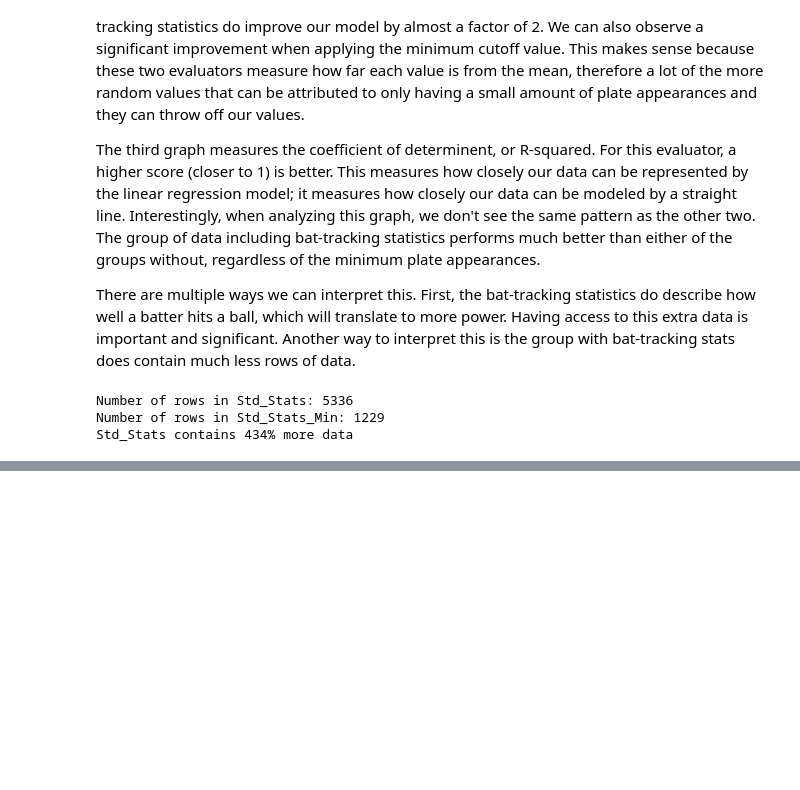
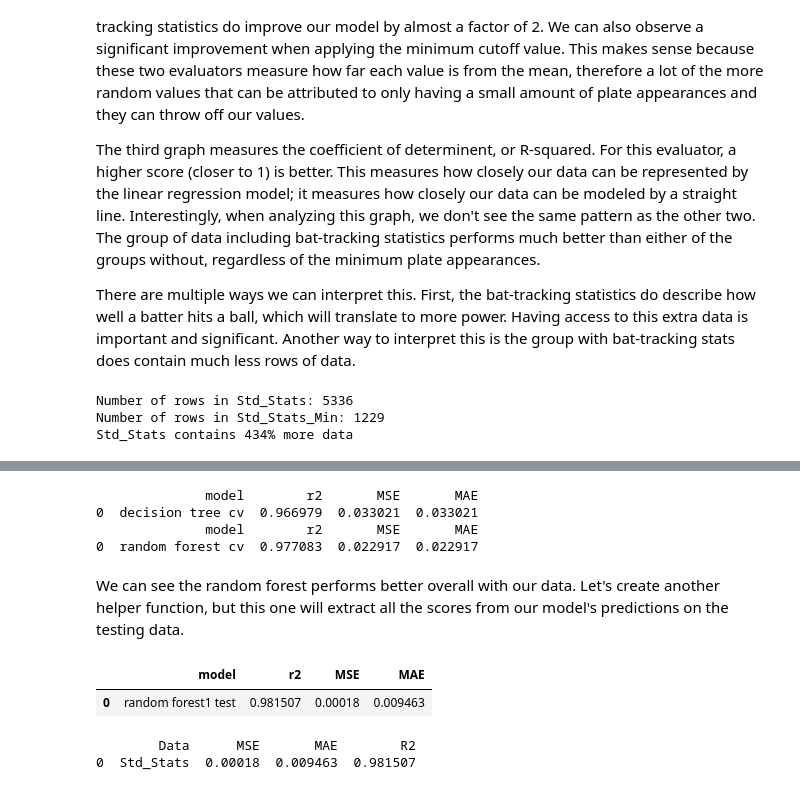
Before and after one commit to RyRom/da-proj, a Jupyter notebook: ml_demo.ipynb, the cells around one changed output, grey strips where cells are left out. Saved outputs shown, nothing was run; the diff lists cells and outputs as text; code cells hidden in the pictures; blank space fills up the shorter version.

```diff
--- a/ml_demo.ipynb
+++ b/ml_demo.ipynb
@@ -889,0 +1036,49 @@ Now, let's try to model our data with a decision tree, and do the same filtering
+# %%
+rf1_cv_results = make_results('random forest cv', rf1, 'r2')
+print(tree1_cv_results)
+print(rf1_cv_results)
+# %% [output]
+              model        r2       MSE       MAE
+0  decision tree cv  0.966979  0.033021  0.033021
+              model        r2       MSE       MAE
+0  random forest cv  0.977083  0.022917  0.022917
+# %% [markdown]
+We can see the random forest performs better overall with our data. Let's create another helper function, but this one will extract all the scores from our model's predictions on the testing data.
+# %%
+def get_scores(model_name:str, model, X_test_data, y_test_data):
+    '''
+    Generate a table of test scores.
+
+    In:
+    model_name (string): How you want your model to be named in the output table
+    model:          A fit GridSearchCV object
+    X_test_data:    numpy array of X_test data
+    y_test_data:    numpy array of y_test data
+
+    Out: pandas df of precision, recall, f1, accuracy, and AUC scores for your model
+    '''
+    preds = model.best_estimator_.predict(X_test_data)
+    r2 = r2_score(y_test_data, preds)
+    mse = mean_squared_error(y_test_data, preds)
+    mae = mean_absolute_error(y_test_data, preds)
+
+    table = pd.DataFrame({'model': [model_name],
+                          'r2': [r2],
+                          'MSE': [mse],
+                          'MAE': [mae]
+                        })
+    return table
+# %%
+# Get predictions on test data
+rf1_test_scores = get_scores('random forest1 test', rf1, X_test, y_test)
+rf1_test_scores
+# %% [output]
+|  | model | r2 | MSE | MAE |
+| 0 | random forest1 test | 0.981507 | 0.00018 | 0.009463 |
+# %%
+results_tree = pd.DataFrame(columns=['Data', 'MSE', 'MAE', 'R2'])
+results_tree.loc[len(results_tree)] = ["Std_Stats", rf1_test_scores['MSE'].values[0], rf1_test_scores['MAE'].values[0], rf1_test_scores['r2'].values[0]]
+print(results_tree)
+# %% [output]
+        Data      MSE       MAE        R2
+0  Std_Stats  0.00018  0.009463  0.981507
```
Also changed, not shown: parts of 25 cells of this notebook.
